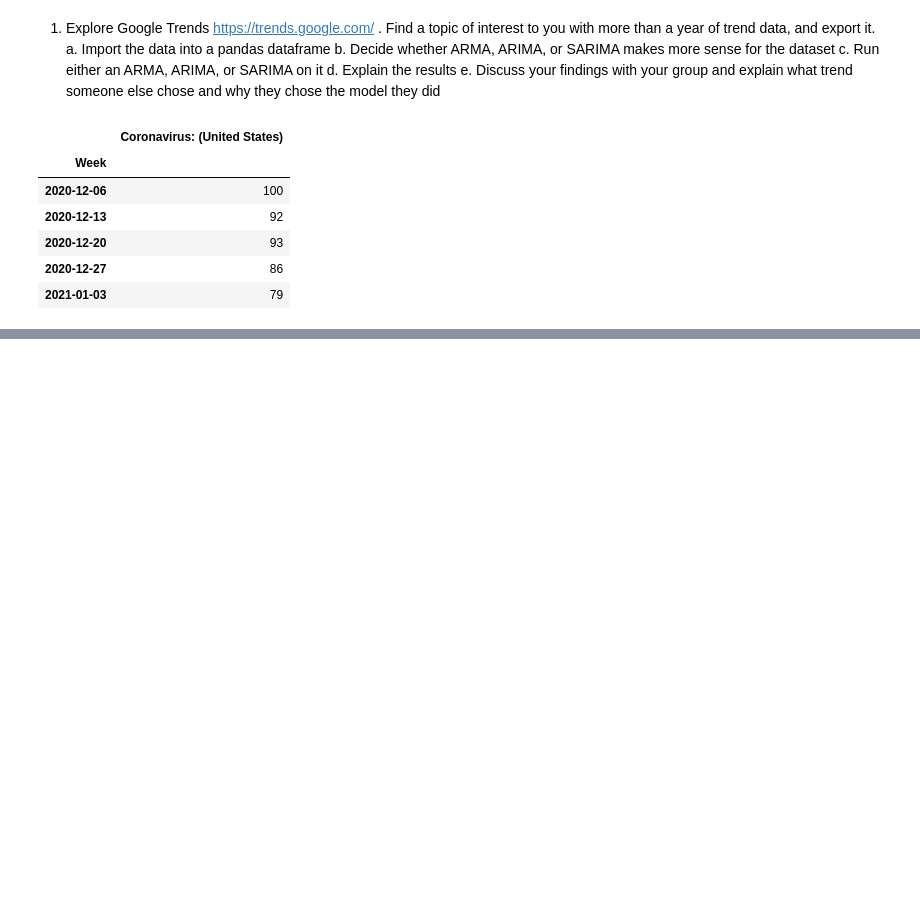
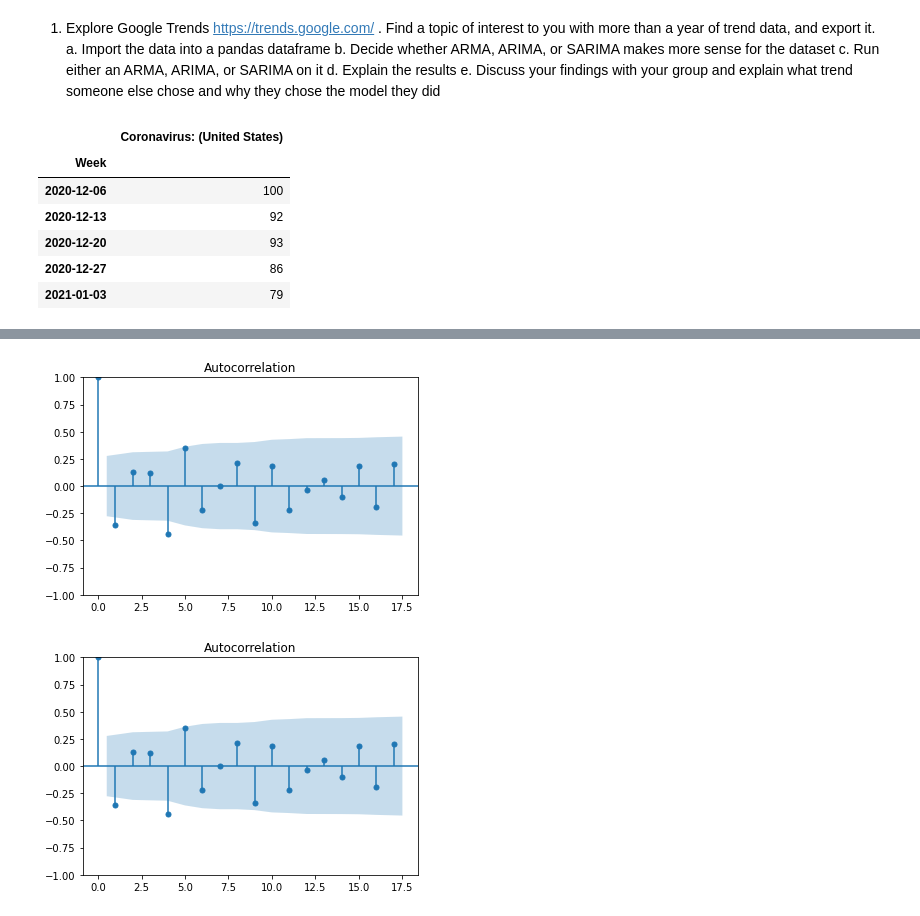
Before and after one commit to vedamy/Final_Homework, a Jupyter notebook: week-11/week-11_in_class_activity.ipynb, the cells around one changed output, grey strips where cells are left out. Drawn from its saved outputs; the diff is of its cells as text; code cells hidden in the pictures; blank space fills up the shorter version.

```diff
--- a/week-11/week-11_in_class_activity.ipynb
+++ b/week-11/week-11_in_class_activity.ipynb
@@ -44,0 +114,4 @@ between arima and model) and statsmodels.tsa.SARIMAX.
+# %%
+# Removing NaN values
+df_new_diff = df_new_diff[2:]
+df_new_diff.head()
@@ -44,0 +153,5 @@ between arima and model) and statsmodels.tsa.SARIMAX.
+# %%
+plot_acf(df_new_diff)
+# %% [output]
+[figure, added]
+[figure, added]
```
Also changed, not shown: parts of 34 cells of this notebook.
